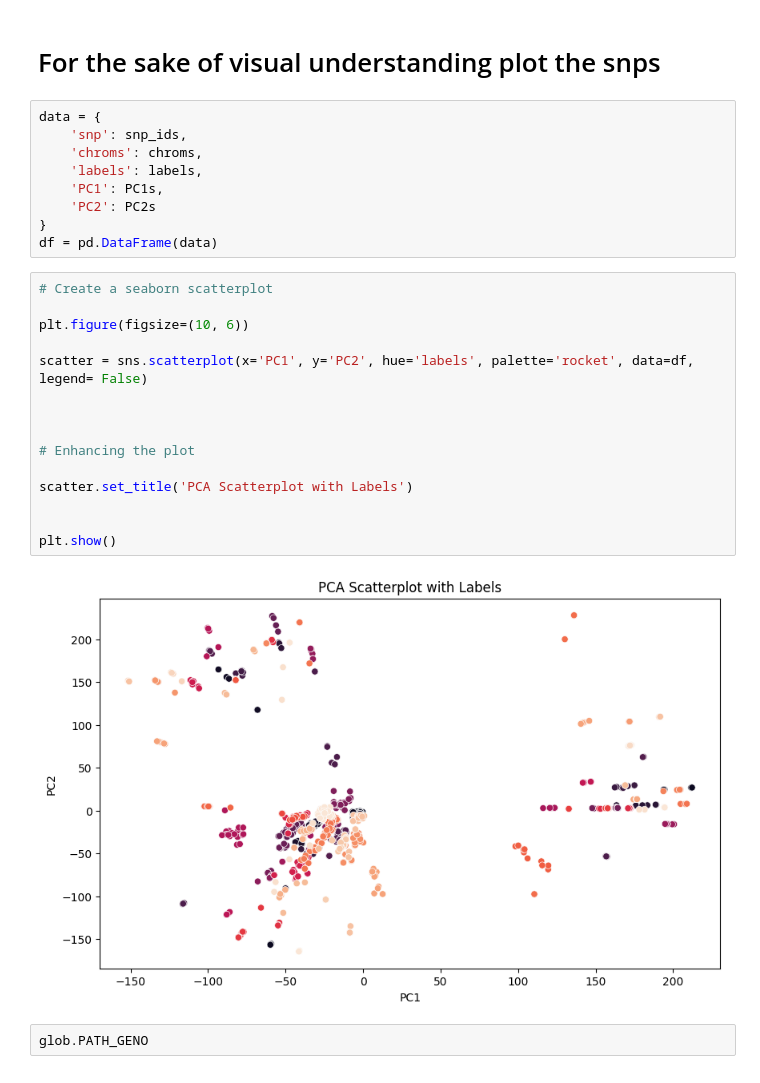
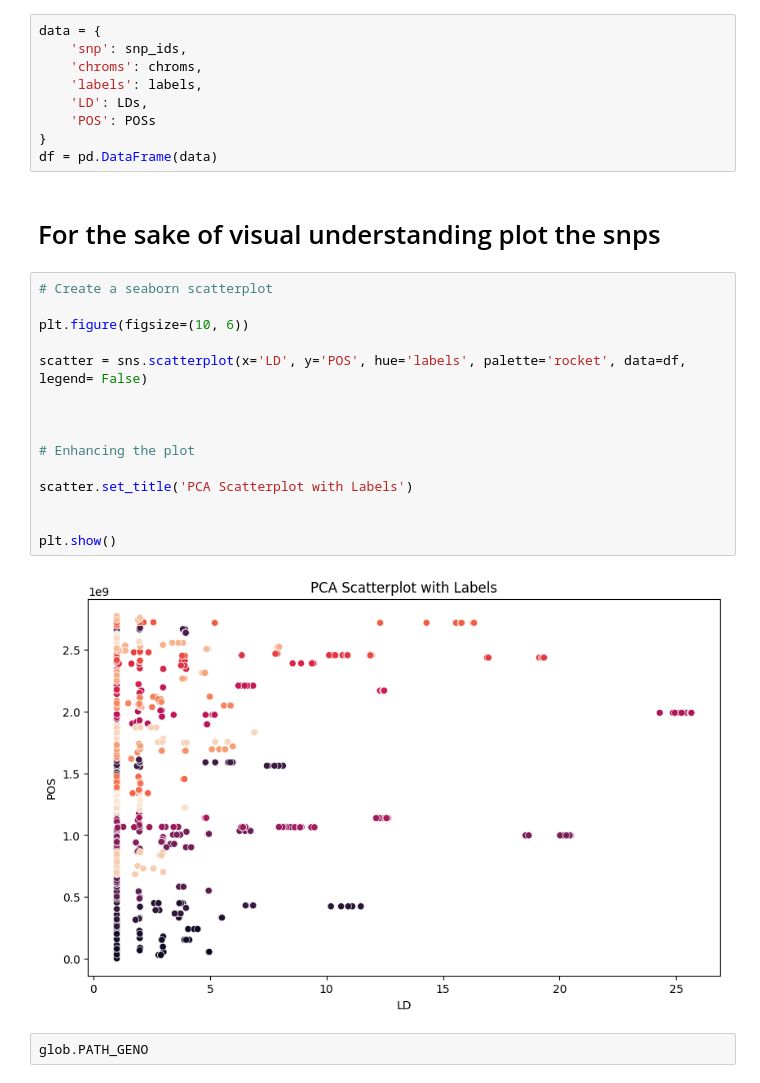
Before and after one commit to mat2m10/chasm, a Jupyter notebook: notebooks/pipeline 2.0/02_separate_LD_blocks.ipynb, the cells around one changed output. Cells and saved outputs as stored; diff of their text form.

```diff
--- a/notebooks/pipeline 2.0/02_separate_LD_blocks.ipynb
+++ b/notebooks/pipeline 2.0/02_separate_LD_blocks.ipynb
@@ -168,31 +124,31 @@ to_save_snps
+# %%
+data = {
+    'snp': snp_ids,
+    'chroms': chroms,
+    'labels': labels,
+    'LD': LDs,
+    'POS': POSs
+}
+df = pd.DataFrame(data)
 # %% [markdown]
 # For the sake of visual understanding plot the snps
-# %%
-data = {
-    'snp': snp_ids,
-    'chroms': chroms,
-    'labels': labels,
-    'PC1': PC1s,
-    'PC2': PC2s
-}
-df = pd.DataFrame(data)
 # %%
 # Create a seaborn scatterplot
 
 plt.figure(figsize=(10, 6))
 
-scatter = sns.scatterplot(x='PC1', y='PC2', hue='labels', palette='rocket', data=df, legend= False)
+scatter = sns.scatterplot(x='LD', y='POS', hue='labels', palette='rocket', data=df, legend= False)
 
 
 
 # Enhancing the plot
 
 scatter.set_title('PCA Scatterplot with Labels')
 
 
 plt.show()
 # %% [output]
-[figure, old version]
+[figure, new version]
 # %%
 glob.PATH_GENO
 # %% [output]
```
Also changed, not shown: parts of 7 cells of this notebook, 1 other file.
